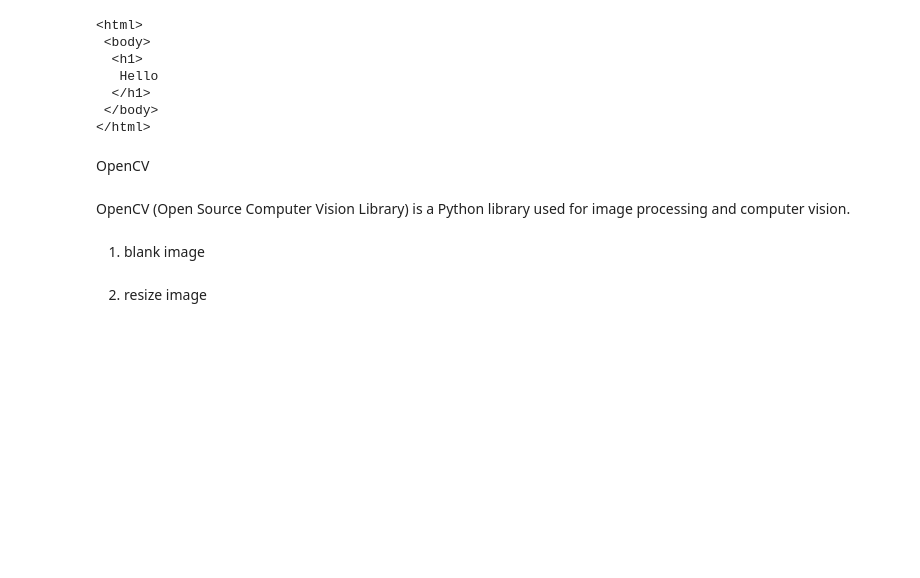
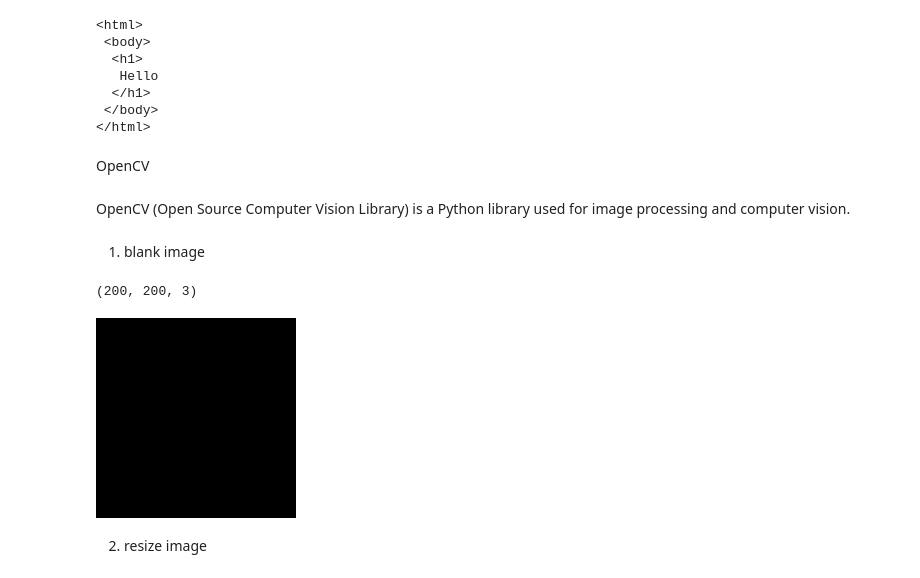
Before and after one commit to Gouri4666/MCA, a Jupyter notebook: DataScience.ipynb, the cells around one changed output. Cells and saved outputs as stored; diff of their text form; code cells hidden in the pictures; blank space fills up the shorter version.

```diff
--- a/DataScience.ipynb
+++ b/DataScience.ipynb
@@ -662,7 +662,12 @@ OpenCV (Open Source Computer Vision Library) is a Python library used for image
 # %%
 import cv2
 import numpy as np
+from google.colab.patches import cv2_imshow
 img = np.zeros((200, 200, 3), dtype=np.uint8)
 print(img.shape)
+cv2_imshow(img)
+# %% [output]
+(200, 200, 3)
+[figure, added]
 # %% [markdown]
 2. resize image
```
Also changed, not shown: parts of 24 cells of this notebook.
